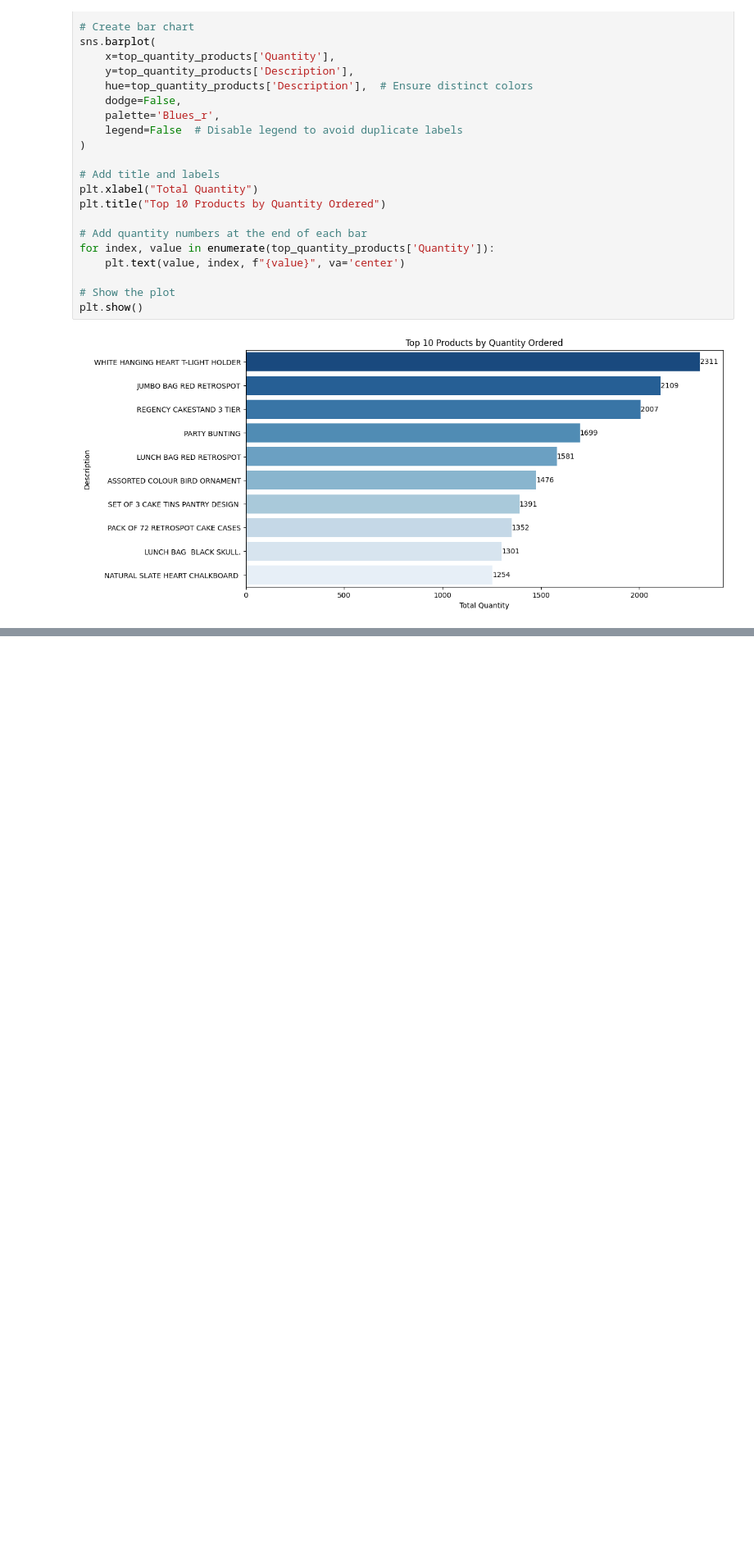
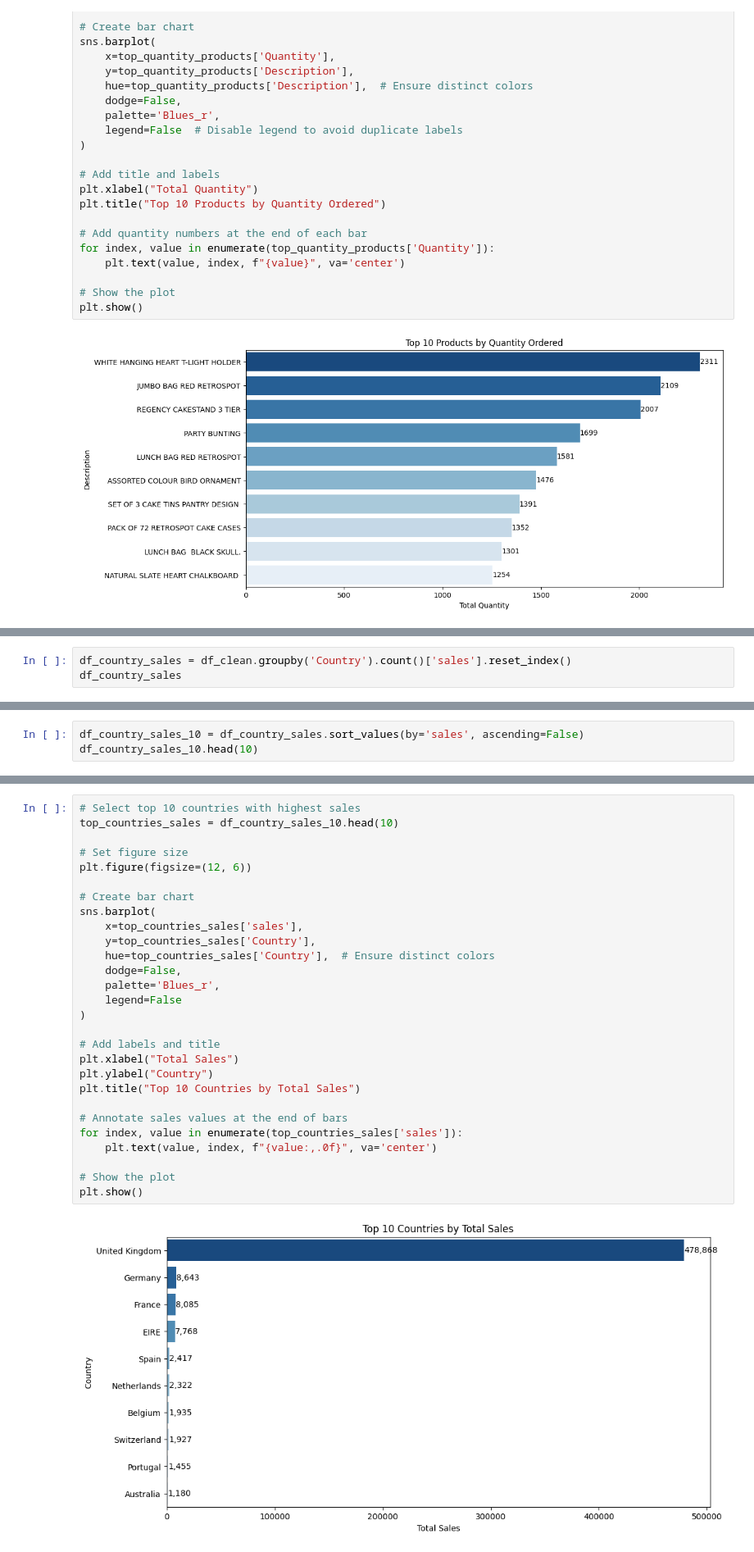
Before and after one commit to arsiimam/Online-Retail-Analysis, a Jupyter notebook: Notebooks/EDA.ipynb, the cells around one changed output, grey strips where cells are left out. Shown at 82% size. Drawn from its saved outputs; the diff is of its cells as text; blank space fills up the shorter version.

```diff
--- a/Notebooks/EDA.ipynb
+++ b/Notebooks/EDA.ipynb
@@ -529,0 +605,3 @@ plt.show()
+# %%
+df_country_sales = df_clean.groupby('Country').count()['sales'].reset_index()
+df_country_sales
@@ -529,0 +626,3 @@ plt.show()
+# %%
+df_country_sales_10 = df_country_sales.sort_values(by='sales', ascending=False)
+df_country_sales_10.head(10)
@@ -529,0 +641,30 @@ plt.show()
+# %%
+# Select top 10 countries with highest sales
+top_countries_sales = df_country_sales_10.head(10)
+
+# Set figure size
+plt.figure(figsize=(12, 6))
+
+# Create bar chart
+sns.barplot(
+    x=top_countries_sales['sales'],
+    y=top_countries_sales['Country'],
+    hue=top_countries_sales['Country'],  # Ensure distinct colors
+    dodge=False,
+    palette='Blues_r',
+    legend=False
+)
+
+# Add labels and title
+plt.xlabel("Total Sales")
+plt.ylabel("Country")
+plt.title("Top 10 Countries by Total Sales")
+
+# Annotate sales values at the end of bars
+for index, value in enumerate(top_countries_sales['sales']):
+    plt.text(value, index, f"{value:,.0f}", va='center')
+
+# Show the plot
+plt.show()
+# %% [output]
+[figure, added]
```
Also changed, not shown: parts of 14 cells of this notebook.
